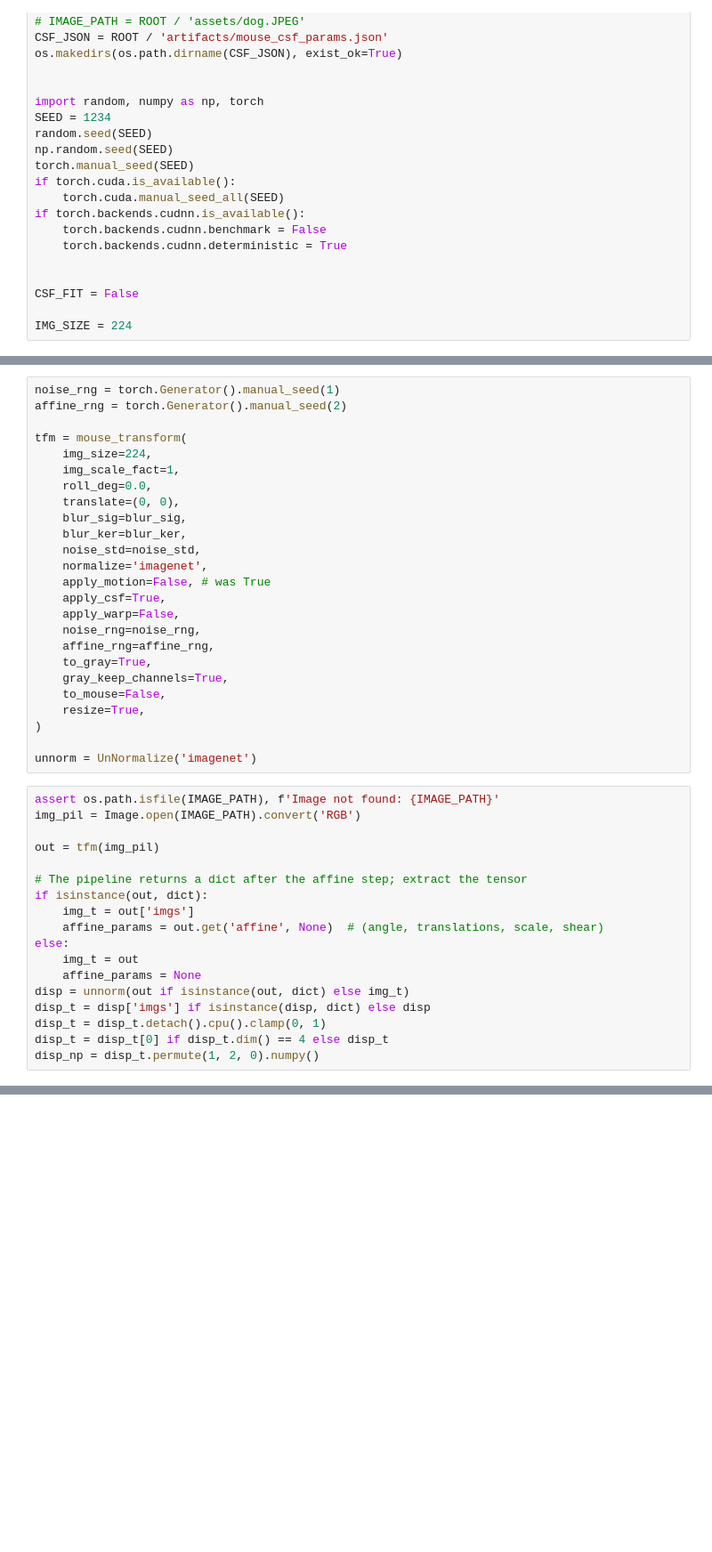
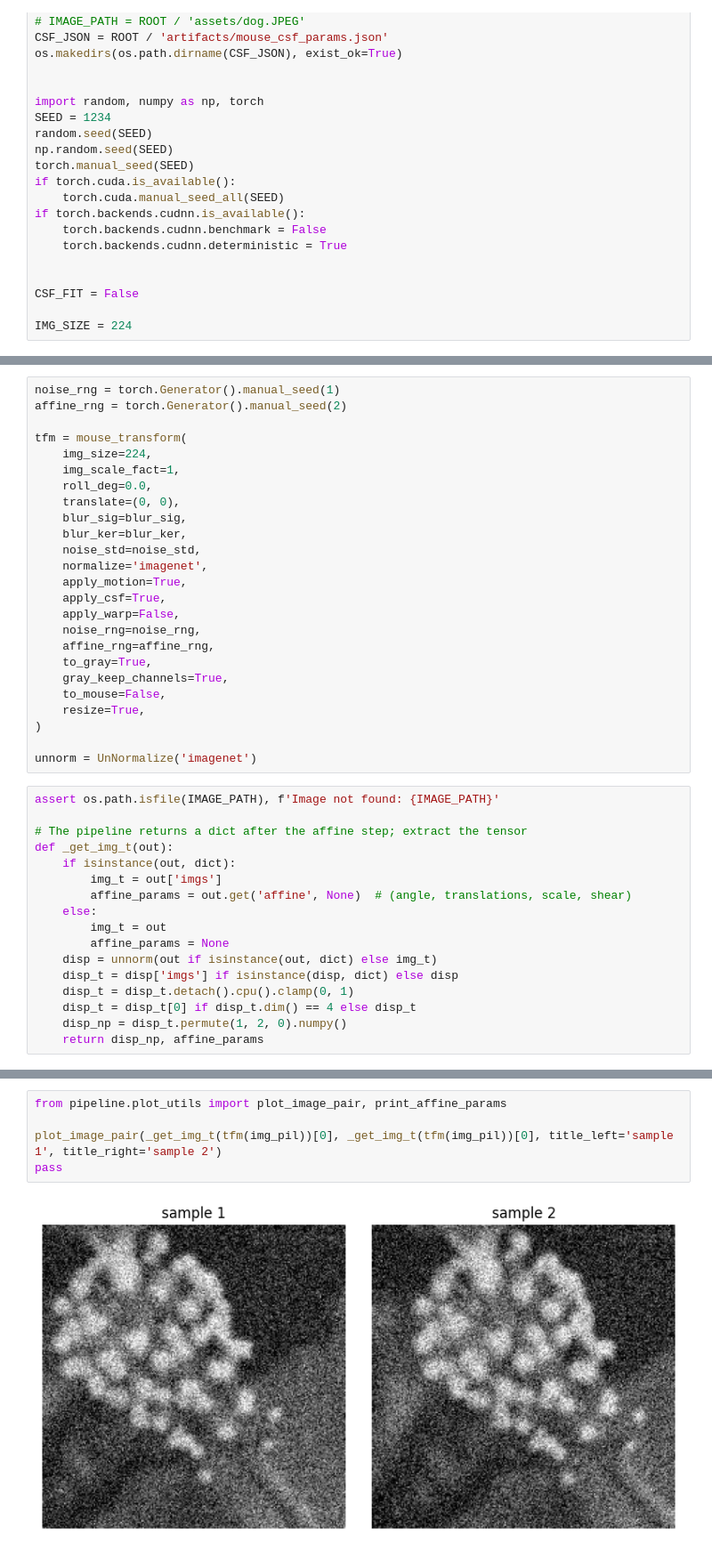
Before and after one commit to giovanni-lucarelli/mice-representation, a Jupyter notebook: notebooks/mouse_pipeline.ipynb, the cells around one changed output, grey strips where cells are left out. Shown at 89% size. Saved outputs shown, nothing was run; the diff lists cells and outputs as text; blank space fills up the shorter version.

```diff
--- a/notebooks/mouse_pipeline.ipynb
+++ b/notebooks/mouse_pipeline.ipynb
@@ -61,7 +66,7 @@ tfm = mouse_transform(
     blur_ker=blur_ker,
     noise_std=noise_std,
     normalize='imagenet',
-    apply_motion=False, # was True
+    apply_motion=True,
     apply_csf=True,
     apply_warp=False,
     noise_rng=noise_rng,
@@ -75,19 +80,18 @@ tfm = mouse_transform(
 unnorm = UnNormalize('imagenet')
 # %%
 assert os.path.isfile(IMAGE_PATH), f'Image not found: {IMAGE_PATH}'
-img_pil = Image.open(IMAGE_PATH).convert('RGB')
-
-out = tfm(img_pil)
 
 # The pipeline returns a dict after the affine step; extract the tensor
-if isinstance(out, dict):
-    img_t = out['imgs']
-    affine_params = out.get('affine', None)  # (angle, translations, scale, shear)
-else:
-    img_t = out
-    affine_params = None
-disp = unnorm(out if isinstance(out, dict) else img_t)
-disp_t = disp['imgs'] if isinstance(disp, dict) else disp
-disp_t = disp_t.detach().cpu().clamp(0, 1)
-disp_t = disp_t[0] if disp_t.dim() == 4 else disp_t
-disp_np = disp_t.permute(1, 2, 0).numpy()
+def _get_img_t(out):
+    if isinstance(out, dict):
+        img_t = out['imgs']
+        affine_params = out.get('affine', None)  # (angle, translations, scale, shear)
+    else:
+        img_t = out
+        affine_params = None
+    disp = unnorm(out if isinstance(out, dict) else img_t)
+    disp_t = disp['imgs'] if isinstance(disp, dict) else disp
+    disp_t = disp_t.detach().cpu().clamp(0, 1)
+    disp_t = disp_t[0] if disp_t.dim() == 4 else disp_t
+    disp_np = disp_t.permute(1, 2, 0).numpy()
+    return disp_np, affine_params
@@ -94 +100,8 @@ disp_np = disp_t.permute(1, 2, 0).numpy()
+# %%
+from pipeline.plot_utils import plot_image_pair, print_affine_params
+
+plot_image_pair(_get_img_t(tfm(img_pil))[0], _get_img_t(tfm(img_pil))[0], title_left='sample 1', title_right='sample 2')
+pass
+# %% [output]
+[figure, added]
 # %%
```
Also changed, not shown: parts of 7 cells of this notebook, 22 other files.
